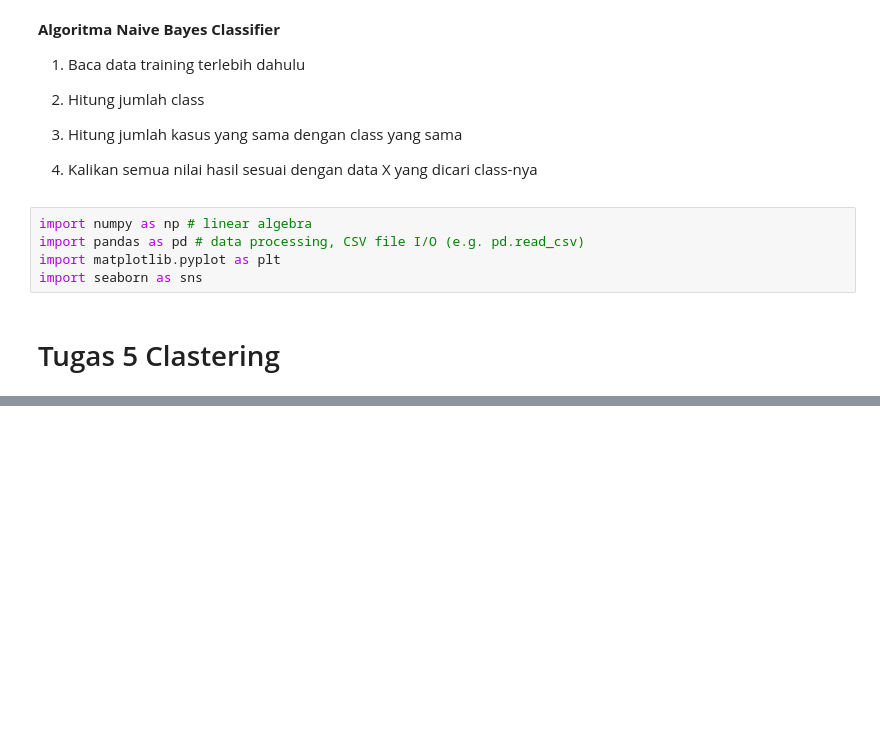
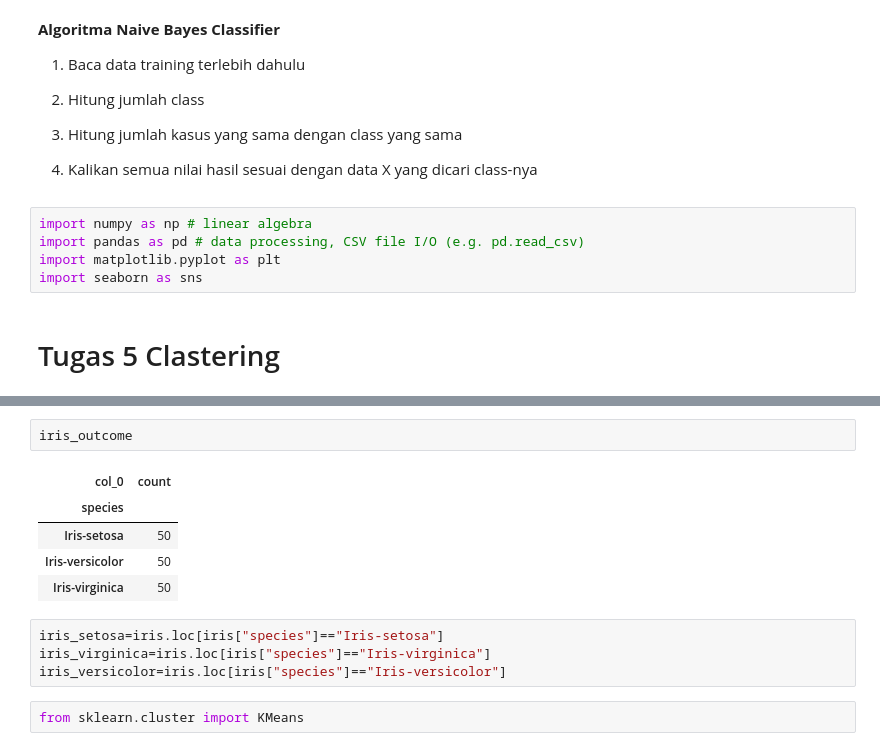
Before and after one commit to Theresia028/datamining, a Jupyter notebook: _sources/notebooks.ipynb, the cells around one changed output, grey strips where cells are left out. Drawn from its saved outputs; the diff is of its cells as text; blank space fills up the shorter version.

```diff
--- a/_sources/notebooks.ipynb
+++ b/_sources/notebooks.ipynb
@@ -257,0 +295,14 @@ import numpy as np
+# %%
+iris_outcome
+# %% [output]
+| col_0 | count |
+| species |  |
+| Iris-setosa | 50 |
+| Iris-versicolor | 50 |
+| Iris-virginica | 50 |
+# %%
+iris_setosa=iris.loc[iris["species"]=="Iris-setosa"]
+iris_virginica=iris.loc[iris["species"]=="Iris-virginica"]
+iris_versicolor=iris.loc[iris["species"]=="Iris-versicolor"]
+# %%
+from sklearn.cluster import KMeans
```
Also changed, not shown: parts of 6 cells of this notebook, 5 other files.
